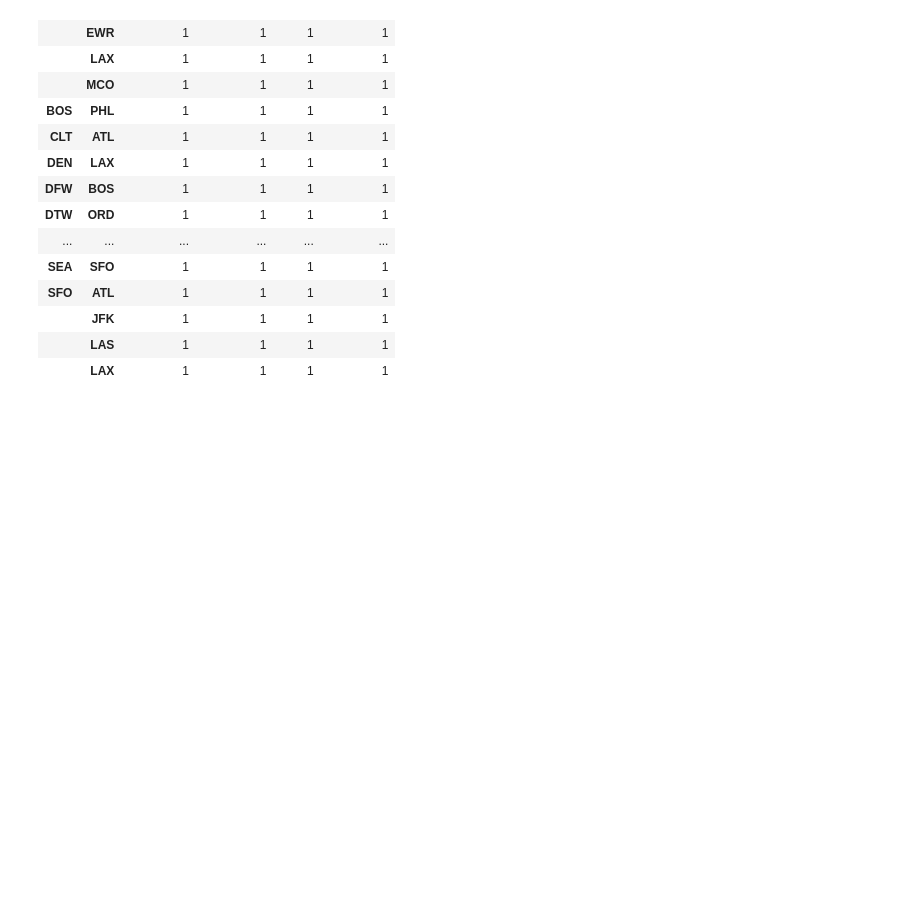
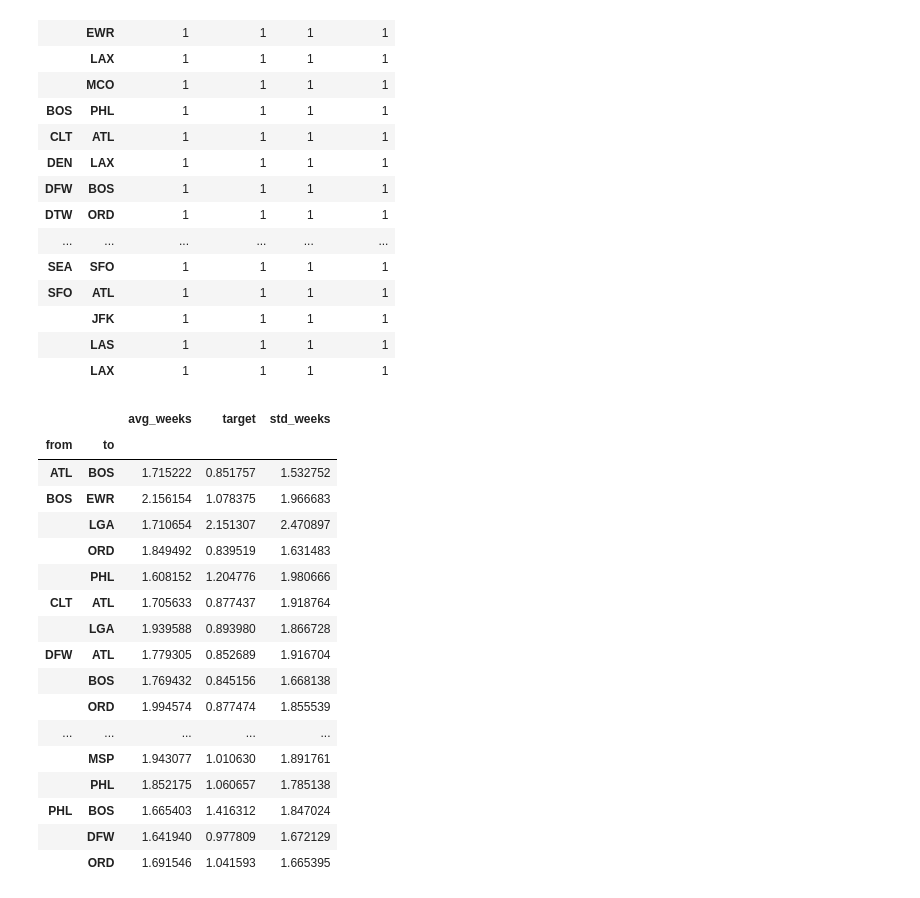
Before and after one commit to Badr-MOUFAD/NNights-team, a Jupyter notebook: notebooks_exploration/exploration_2.ipynb, the cells around one changed output. Cells and saved outputs as stored; diff of their text form; code cells hidden in the pictures; blank space fills up the shorter version.

```diff
--- a/notebooks_exploration/exploration_2.ipynb
+++ b/notebooks_exploration/exploration_2.ipynb
@@ -56,0 +64,23 @@ flights.query("flight_date == @date").groupby(by=["from", "to"]).count()
+# %%
+flights_std = flights.groupby(by=["from", "to"]).std()
+
+flights_std.query("target > 0.8")
+# %% [output]
+|  |  | avg_weeks | target | std_weeks |
+| from | to |  |  |  |
+| ATL | BOS | 1.715222 | 0.851757 | 1.532752 |
+| BOS | EWR | 2.156154 | 1.078375 | 1.966683 |
+|  | LGA | 1.710654 | 2.151307 | 2.470897 |
+|  | ORD | 1.849492 | 0.839519 | 1.631483 |
+|  | PHL | 1.608152 | 1.204776 | 1.980666 |
+| CLT | ATL | 1.705633 | 0.877437 | 1.918764 |
+|  | LGA | 1.939588 | 0.893980 | 1.866728 |
+| DFW | ATL | 1.779305 | 0.852689 | 1.916704 |
+|  | BOS | 1.769432 | 0.845156 | 1.668138 |
+|  | ORD | 1.994574 | 0.877474 | 1.855539 |
+| ... | ... | ... | ... | ... |
+|  | MSP | 1.943077 | 1.010630 | 1.891761 |
+|  | PHL | 1.852175 | 1.060657 | 1.785138 |
+| PHL | BOS | 1.665403 | 1.416312 | 1.847024 |
+|  | DFW | 1.641940 | 0.977809 | 1.672129 |
+|  | ORD | 1.691546 | 1.041593 | 1.665395 |
```
Also changed, not shown: parts of 2 cells of this notebook, 10 other files.
